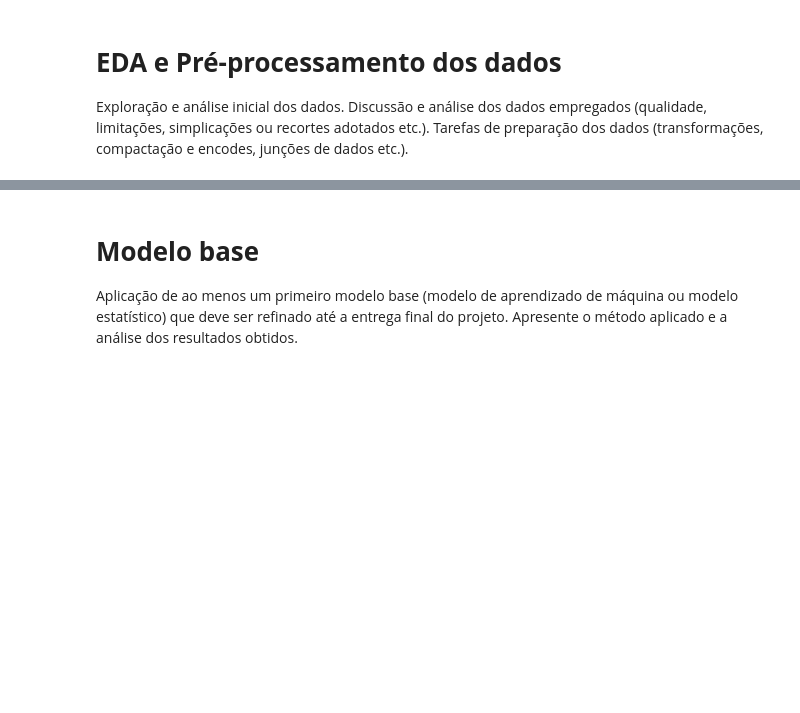
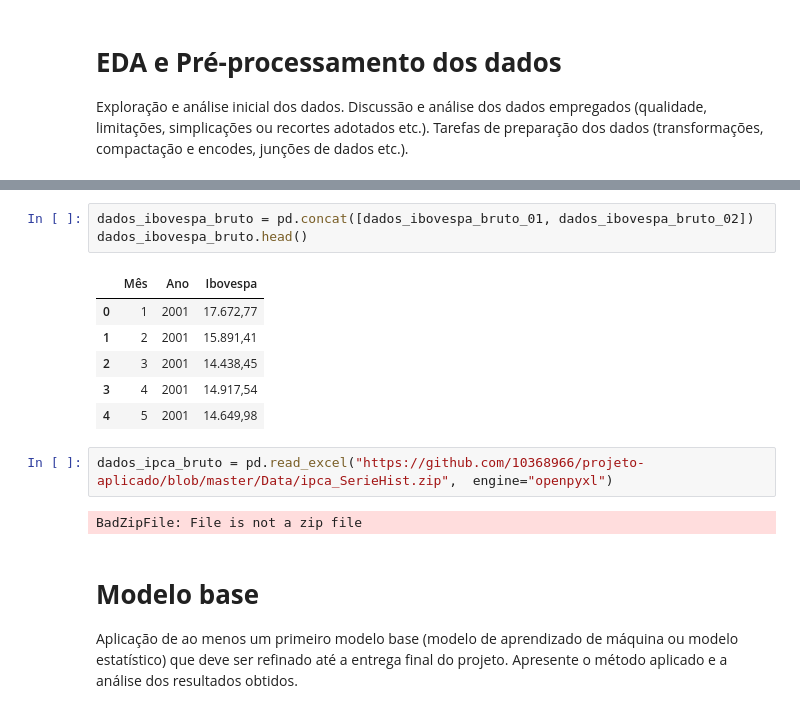
Before and after one commit to 10368966/projeto-aplicado, a Jupyter notebook: Projeto_aplicado_IV_entrega_3.ipynb, the cells around one changed output, grey strips where cells are left out. Cells and saved outputs as stored; diff of their text form; blank space fills up the shorter version.

```diff
--- a/Projeto_aplicado_IV_entrega_3.ipynb
+++ b/Projeto_aplicado_IV_entrega_3.ipynb
@@ -63,3 +96,17 @@ Exploração e análise inicial dos dados. Discussão e análise dos dados empre
+# %%
+dados_ibovespa_bruto = pd.concat([dados_ibovespa_bruto_01, dados_ibovespa_bruto_02])
+dados_ibovespa_bruto.head()
+# %% [output]
+|  | Mês | Ano | Ibovespa |
+| 0 | 1 | 2001 | 17.672,77 |
+| 1 | 2 | 2001 | 15.891,41 |
+| 2 | 3 | 2001 | 14.438,45 |
+| 3 | 4 | 2001 | 14.917,54 |
+| 4 | 5 | 2001 | 14.649,98 |
+# %%
+dados_ipca_bruto = pd.read_excel("https://github.com/10368966/projeto-aplicado/blob/master/Data/ipca_SerieHist.zip",  engine="openpyxl")
+# %% [output]
+BadZipFile: File is not a zip file
 # %% [markdown]
 # **Modelo base**
 
```
Also changed, not shown: parts of 5 cells of this notebook, 1 other file.
